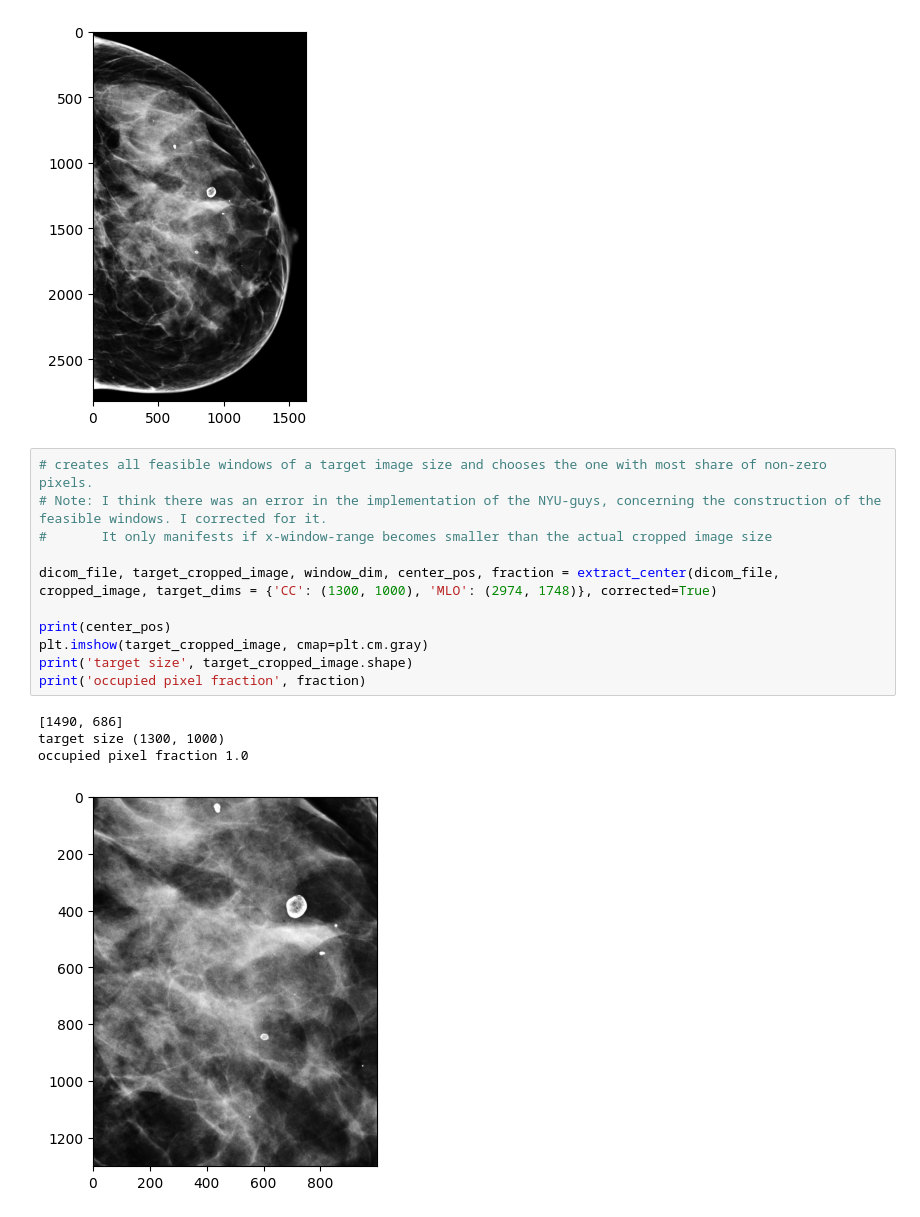
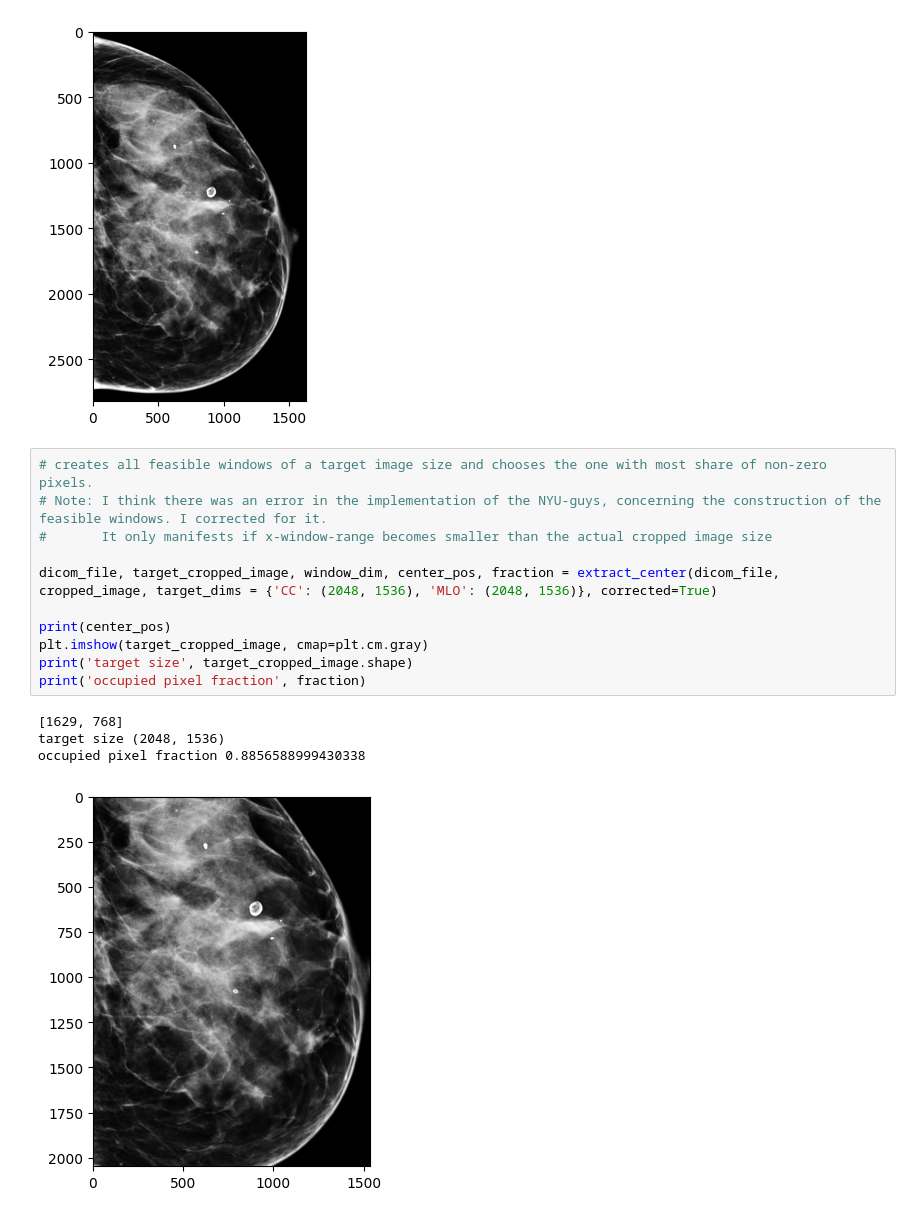
Before and after one commit to iamheinrich/breast_cancer_classifier, a Jupyter notebook: image_preproc_demo.ipynb, the cells around one changed output. Drawn from its saved outputs; the diff is of its cells as text.

```diff
--- a/image_preproc_demo.ipynb
+++ b/image_preproc_demo.ipynb
@@ -58,18 +58,18 @@ plt.imshow(cropped_image, cmap=plt.cm.gray)
 # %%
 # creates all feasible windows of a target image size and chooses the one with most share of non-zero pixels.
 # Note: I think there was an error in the implementation of the NYU-guys, concerning the construction of the feasible windows. I corrected for it.
 #       It only manifests if x-window-range becomes smaller than the actual cropped image size
 
-dicom_file, target_cropped_image, window_dim, center_pos, fraction = extract_center(dicom_file, cropped_image, target_dims = {'CC': (1300, 1000), 'MLO': (2974, 1748)}, corrected=True)
+dicom_file, target_cropped_image, window_dim, center_pos, fraction = extract_center(dicom_file, cropped_image, target_dims = {'CC': (2048, 1536), 'MLO': (2048, 1536)}, corrected=True)
 
 print(center_pos)
 plt.imshow(target_cropped_image, cmap=plt.cm.gray)
 print('target size', target_cropped_image.shape)
 print('occupied pixel fraction', fraction)
 # %% [output]
-[1490, 686]
-target size (1300, 1000)
-occupied pixel fraction 1.0
+[1629, 768]
+target size (2048, 1536)
+occupied pixel fraction 0.8856588999430338
-[figure, old version]
+[figure, new version]
 # %%
 # Pad cropped image to the ratio of a designated height and width
```
Also changed, not shown: parts of 5 cells of this notebook, 1 other file.
